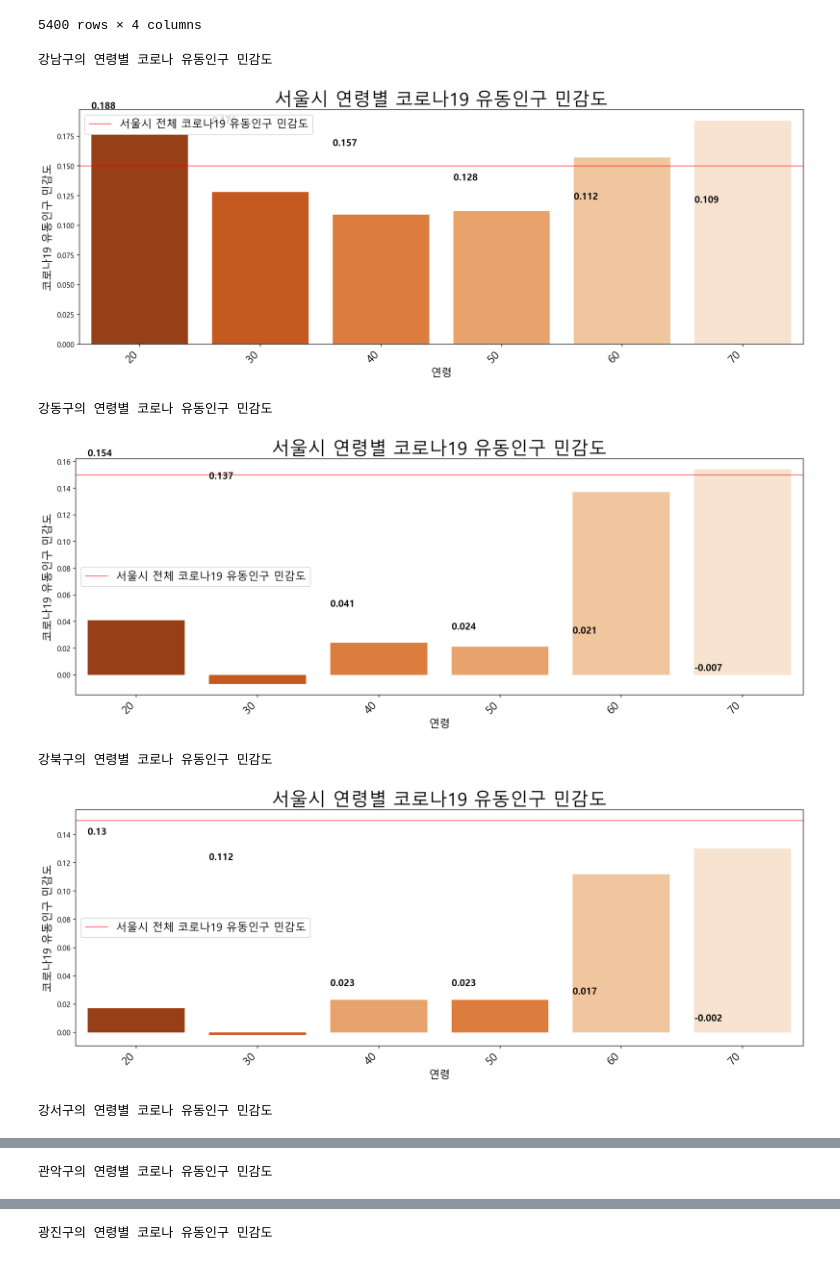
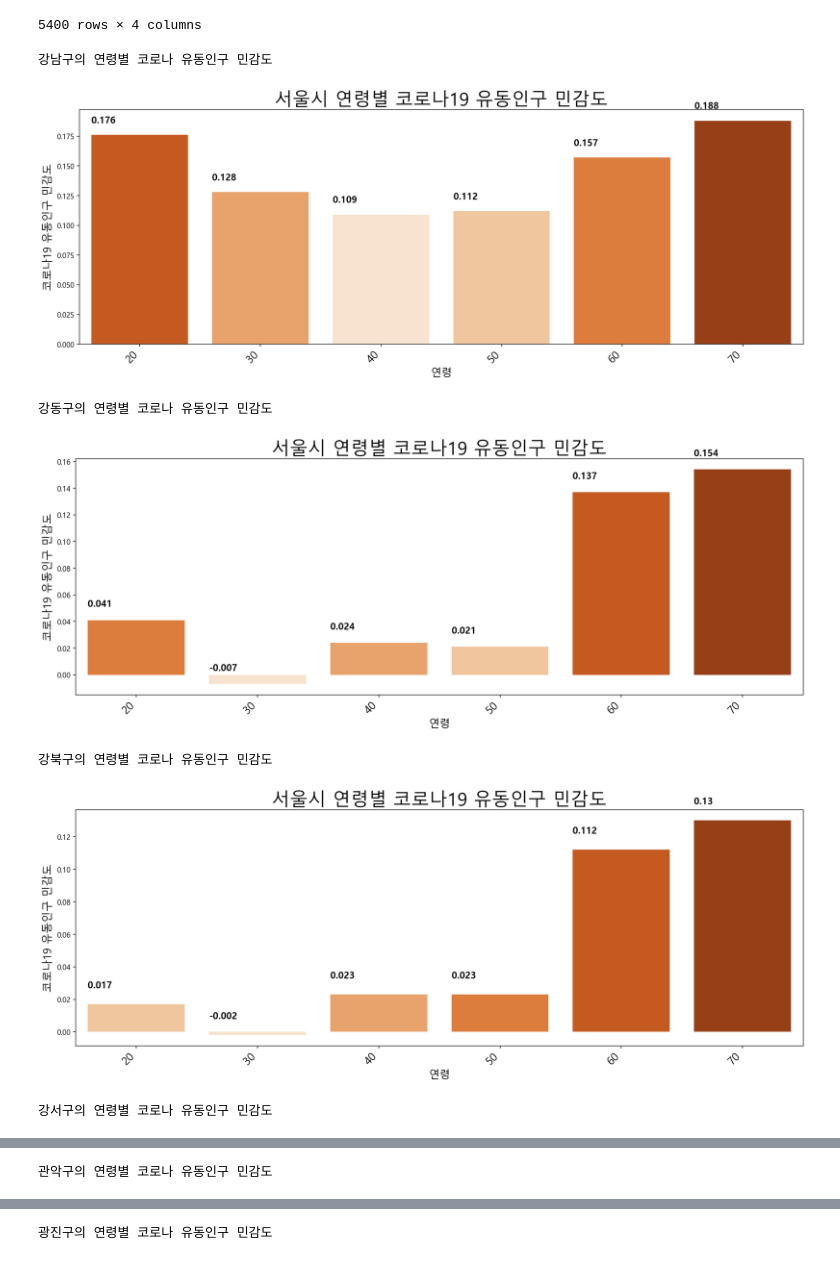
Before and after one commit to Changyoon-Lee/big_contest, a Jupyter notebook: 구별 코로나 민감도/코로나 확진 연령별 민감도 구하기.ipynb, the cells around one changed output, grey strips where cells are left out. Cells and saved outputs as stored; diff of their text form; code cells hidden in the pictures.

```diff
--- a/구별 코로나 민감도/코로나 확진 연령별 민감도 구하기.ipynb
+++ b/구별 코로나 민감도/코로나 확진 연령별 민감도 구하기.ipynb
@@ -243,6 +211,5 @@ timegu
 36450 rows × 6 columns
 # %%
 fpop_gu = timegu.groupby(['gu','age', 'week'])['ppl'].sum().divide(7000000).round(2).reset_index()
-age_gu = fpop_gu.set_index('gu')
-age_gu.loc['강남구']
+fpop_gu
 # %% [output]
@@ -357,12 +323,12 @@ def plot_region_age_fpop_sensitivity(df, x_axis, rot_x=True, show_xlabel=True):
   pal = sns.color_palette("Oranges_r", df.shape[0])
   rank = df['코로나19_유동인구_민감도'].argsort().argsort()
   sns.barplot(x=x_axis, y='코로나19_유동인구_민감도', data=df, palette=np.array(pal[::-1])[rank])
-  plt.axhline(0.15, color='red', alpha=0.5, label='서울시 전체 코로나19 유동인구 민감도')
+#   plt.axhline(0.15, color='red', alpha=0.5, label='서울시 전체 코로나19 유동인구 민감도')
   for idx, score in enumerate(df.코로나19_유동인구_민감도):
     plt.text(idx-0.4, score+0.01, score, size=13, weight='bold')
 
   plt.title(f'서울시 {x_axis}별 코로나19 유동인구 민감도', size=25)
-  plt.legend(fontsize=15)
+#   plt.legend(fontsize=15)
   plt.ylabel('코로나19 유동인구 민감도', size=15)
   if rot_x:
     plt.xticks(rotation=45, size=15, ha='right')
@@ -397,24 +363,24 @@ for gu in gu_list:
 # %%
 for gu in gu_list:
     print('{}의 연령별 코로나 유동인구 민감도'.format(gu))
     tmp_list = []
     for age in k[k.loc[:]['gu']==gu].age.unique():
       tmp_df = k[k.loc[:]['gu']==gu][k[k.loc[:]['gu']==gu].age==age]
       tmp_pre = tmp_df.loc[k[k.loc[:]['gu']==gu].week.isin(range(2,4)), 'ppl'].mean()
       tmp_post = tmp_df.loc[k[k.loc[:]['gu']==gu].week.isin(range(9, 12)), 'ppl'].mean()
       tmp_sensitivity = round((tmp_pre - tmp_post)/tmp_pre, 3)
       tmp_list.append(tmp_sensitivity)
 
     fpop_sensitivity_gu = pd.DataFrame({'연령':k[k.loc[:]['gu']==gu].age.unique(), '코로나19_유동인구_민감도':tmp_list})\
-                            .sort_values('코로나19_유동인구_민감도', ascending=False).reset_index(drop=True)
+                            .reset_index(drop=True)
 
     # 자치구별 코로나19 유동인구 민감도 막대 그래프
-    plot_region_fpop_sensitivity(df=fpop_sensitivity_gu, x_axis='연령')
+    plot_region_age_fpop_sensitivity(df=fpop_sensitivity_gu, x_axis='연령')
 # %% [output]
 강남구의 연령별 코로나 유동인구 민감도
-[figure, old version]
+[figure, new version]
 강동구의 연령별 코로나 유동인구 민감도
-[figure, old version]
+[figure, new version]
 강북구의 연령별 코로나 유동인구 민감도
-[figure, old version]
+[figure, new version]
 강서구의 연령별 코로나 유동인구 민감도
```
Also changed, not shown: parts of 38 cells of this notebook, 1 other file.
